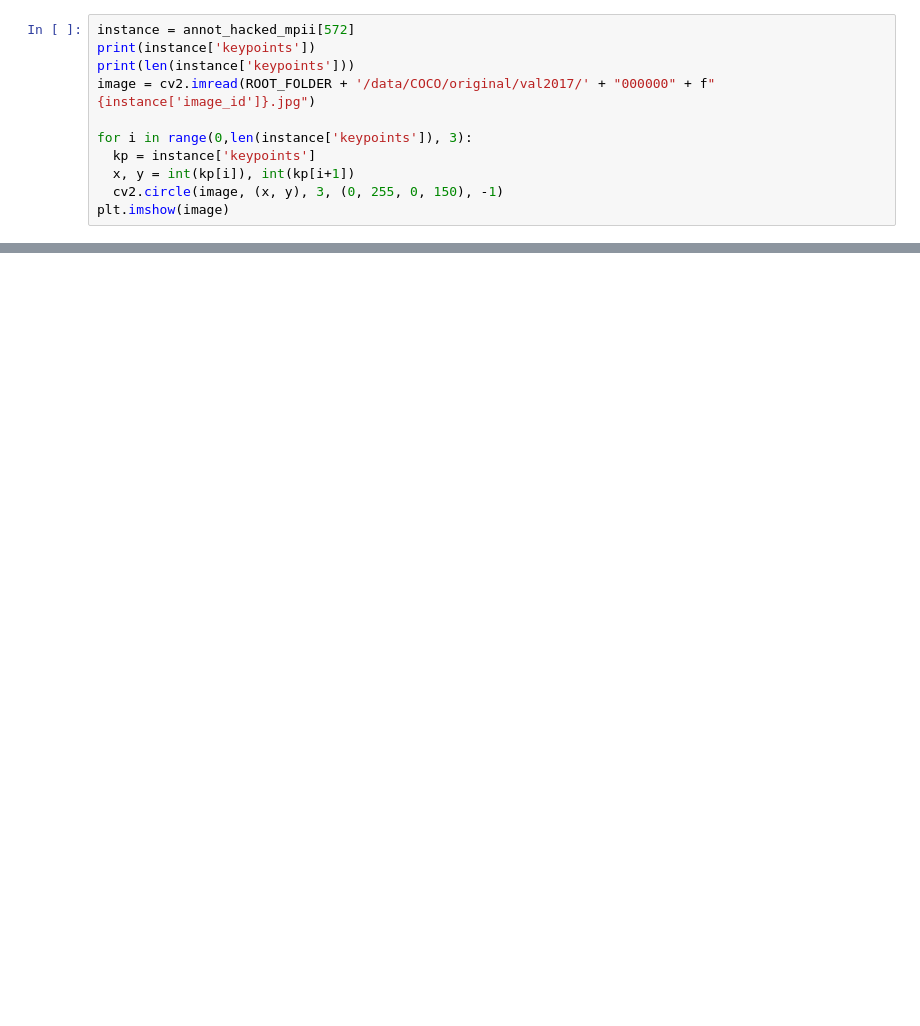
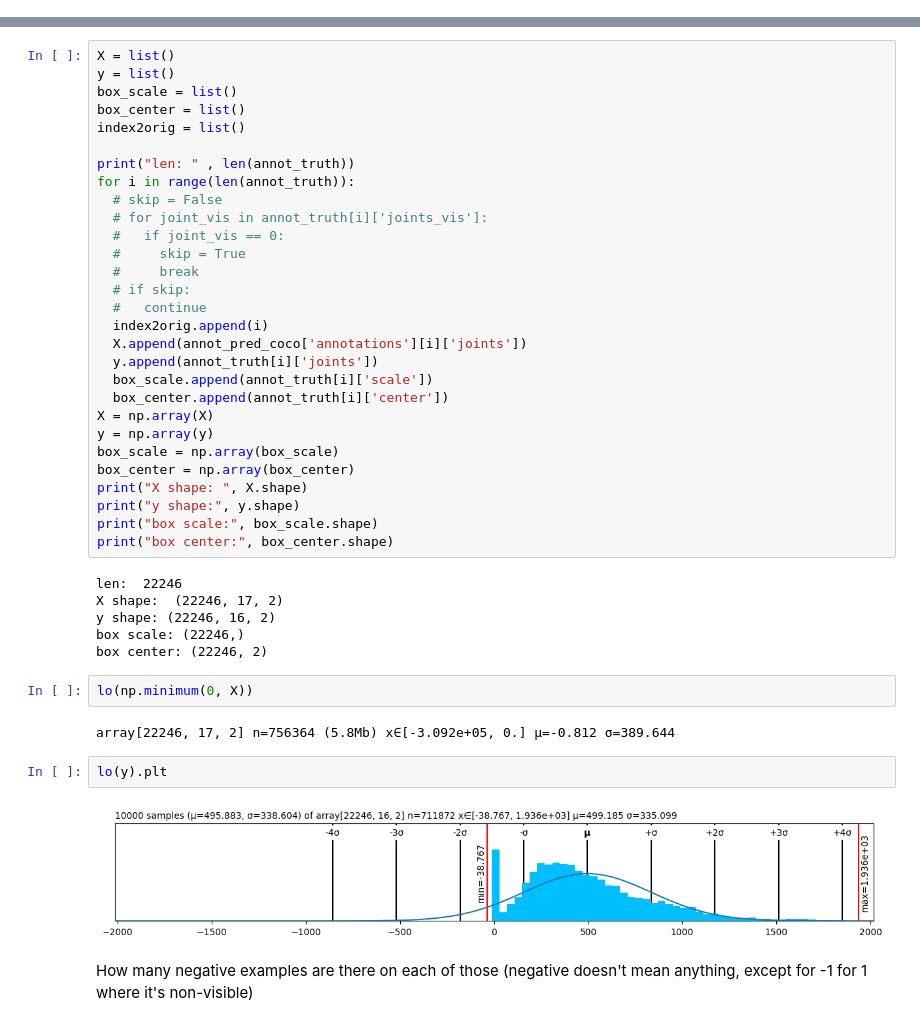
Before and after one commit to bilguudeiblgd/mapping-HPE-representations, a Jupyter notebook: translation_model_coco2mpii.ipynb, the cells around one changed output, grey strips where cells are left out. Cells and saved outputs as stored; diff of their text form; blank space fills up the shorter version.

Commit message:
started coco2mpii implementation

```diff
--- a/translation_model_coco2mpii.ipynb
+++ b/translation_model_coco2mpii.ipynb
@@ -24,11 +13,0 @@ with open(ROOT_FOLDER + '/repos/ViTPose/work_dirs/vitPose+_base_coco+aic+mpii+ap
-# %%
-instance = annot_hacked_mpii[572]
-print(instance['keypoints'])
-print(len(instance['keypoints']))
-image = cv2.imread(ROOT_FOLDER + '/data/COCO/original/val2017/' + "000000" + f"{instance['image_id']}.jpg")
-
-for i in range(0,len(instance['keypoints']), 3):
-  kp = instance['keypoints']
-  x, y = int(kp[i]), int(kp[i+1])
-  cv2.circle(image, (x, y), 3, (0, 255, 0, 150), -1)
-plt.imshow(image)
@@ -39,0 +33,45 @@ plt.imshow(image)
+# %%
+X = list()
+y = list()
+box_scale = list()
+box_center = list()
+index2orig = list()
+
+print("len: " , len(annot_truth))
+for i in range(len(annot_truth)):
+  # skip = False
+  # for joint_vis in annot_truth[i]['joints_vis']:
+  #   if joint_vis == 0:
+  #     skip = True
+  #     break
+  # if skip:
+  #   continue
+  index2orig.append(i)
+  X.append(annot_pred_coco['annotations'][i]['joints'])
+  y.append(annot_truth[i]['joints'])
+  box_scale.append(annot_truth[i]['scale'])
+  box_center.append(annot_truth[i]['center'])
+X = np.array(X)
+y = np.array(y)
+box_scale = np.array(box_scale)
+box_center = np.array(box_center)
+print("X shape: ", X.shape)
+print("y shape:", y.shape)
+print("box scale:", box_scale.shape)
+print("box center:", box_center.shape)
+# %% [output]
+len:  22246
+X shape:  (22246, 17, 2)
+y shape: (22246, 16, 2)
+box scale: (22246,)
+box center: (22246, 2)
+# %%
+lo(np.minimum(0, X))
+# %% [output]
+array[22246, 17, 2] n=756364 (5.8Mb) x∈[-3.092e+05, 0.] μ=-0.812 σ=389.644
+# %%
+lo(y).plt
+# %% [output]
+[figure, added]
+# %% [markdown]
+How many negative examples are there on each of those (negative doesn't mean anything, except for -1 for 1 where it's non-visible)
```
Also changed, not shown: parts of 55 cells of this notebook, 2 other files.
